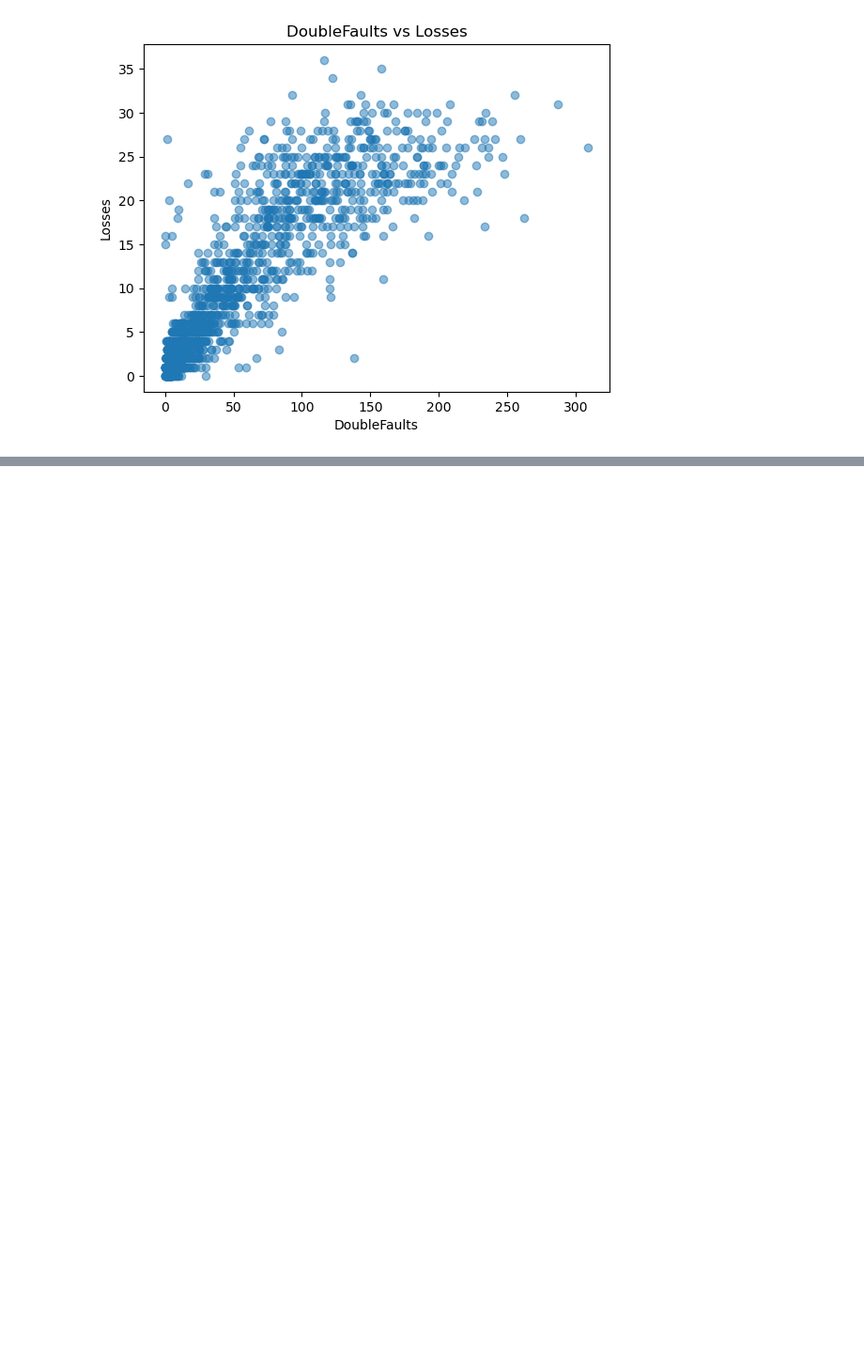
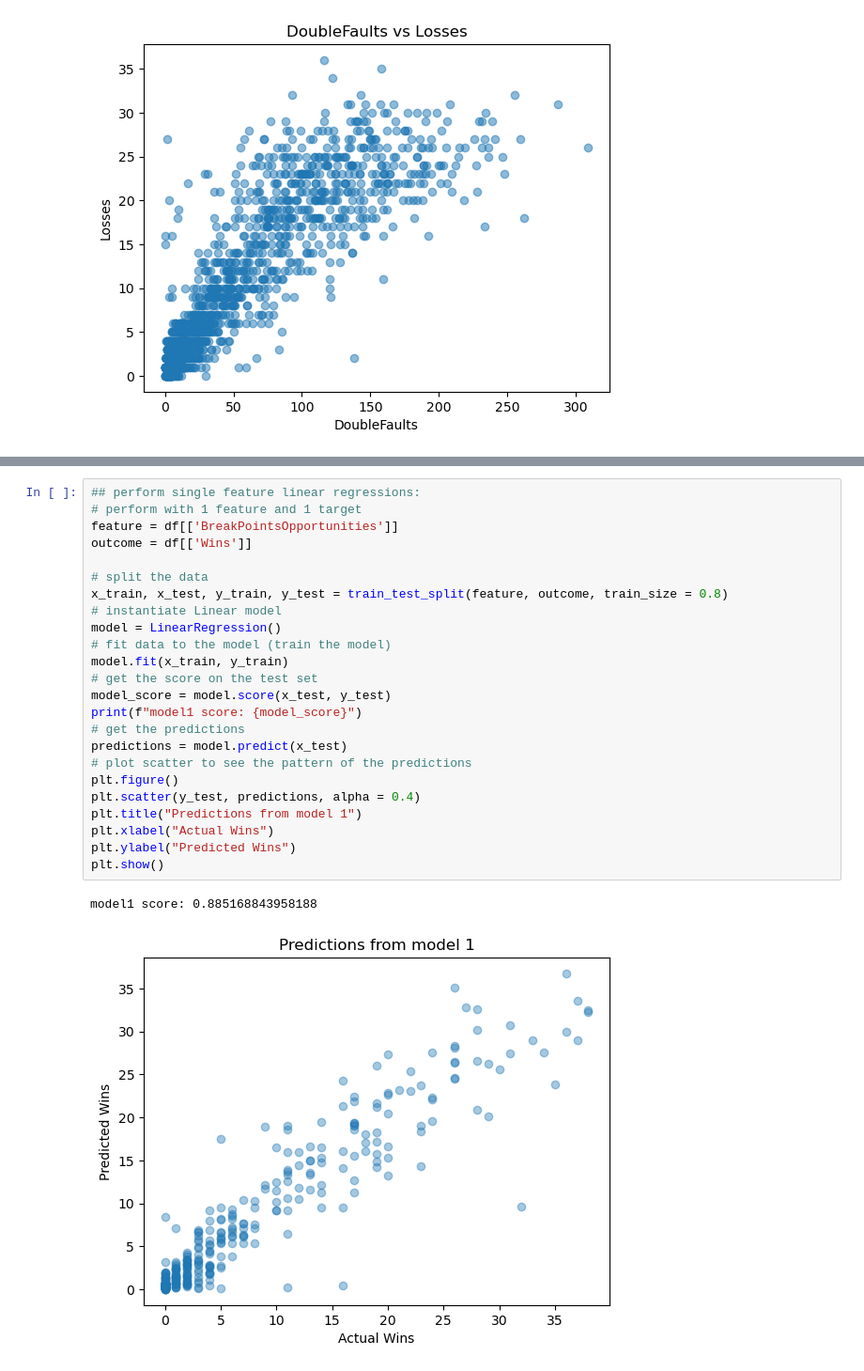
Before and after one commit to 1am8anana/Practices, a Jupyter notebook: [EXP_SupervisedLearning]/[practice]_TennisAce.ipynb, the cells around one changed output, grey strips where cells are left out. Shown at 94% size. Drawn from its saved outputs; the diff is of its cells as text; blank space fills up the shorter version.

Commit message:
code modify: use 1 feature and 1 target to build a single feature linear regression model, split the data, train the model, evaluate the model on the test-set, plot model's predictions

```diff
--- a/[EXP_SupervisedLearning]/[practice]_TennisAce.ipynb
+++ b/[EXP_SupervisedLearning]/[practice]_TennisAce.ipynb
@@ -75,0 +82,27 @@ for feature in df[['BreakPointsOpportunities', 'DoubleFaults']]:
+# %%
+## perform single feature linear regressions:
+# perform with 1 feature and 1 target
+feature = df[['BreakPointsOpportunities']]
+outcome = df[['Wins']]
+
+# split the data
+x_train, x_test, y_train, y_test = train_test_split(feature, outcome, train_size = 0.8)
+# instantiate Linear model
+model = LinearRegression()
+# fit data to the model (train the model)
+model.fit(x_train, y_train)
+# get the score on the test set
+model_score = model.score(x_test, y_test)
+print(f"model1 score: {model_score}")
+# get the predictions
+predictions = model.predict(x_test)
+# plot scatter to see the pattern of the predictions
+plt.figure()
+plt.scatter(y_test, predictions, alpha = 0.4)
+plt.title("Predictions from model 1")
+plt.xlabel("Actual Wins")
+plt.ylabel("Predicted Wins")
+plt.show()
+# %% [output]
+model1 score: 0.885168843958188
+[figure, added]
```
Also changed, not shown: parts of 2 cells of this notebook.
